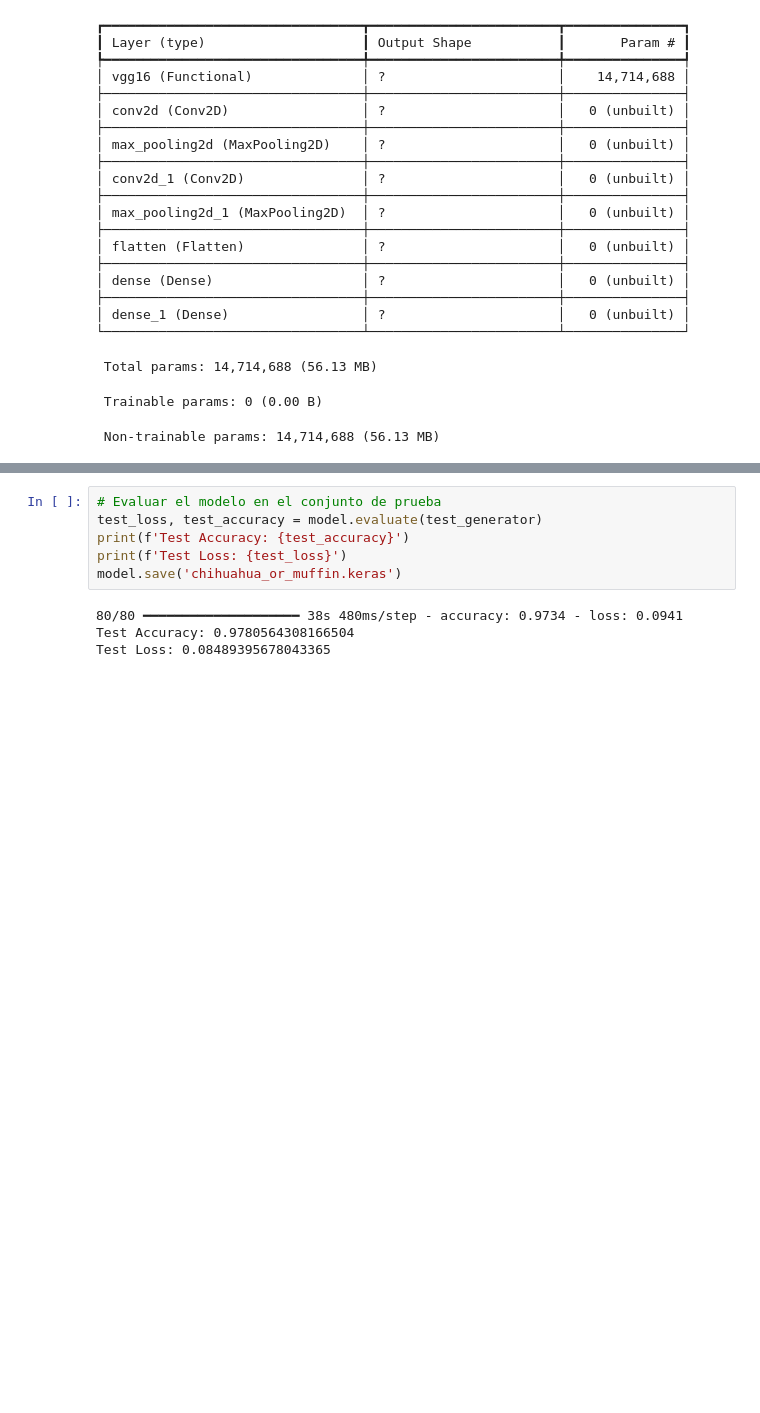
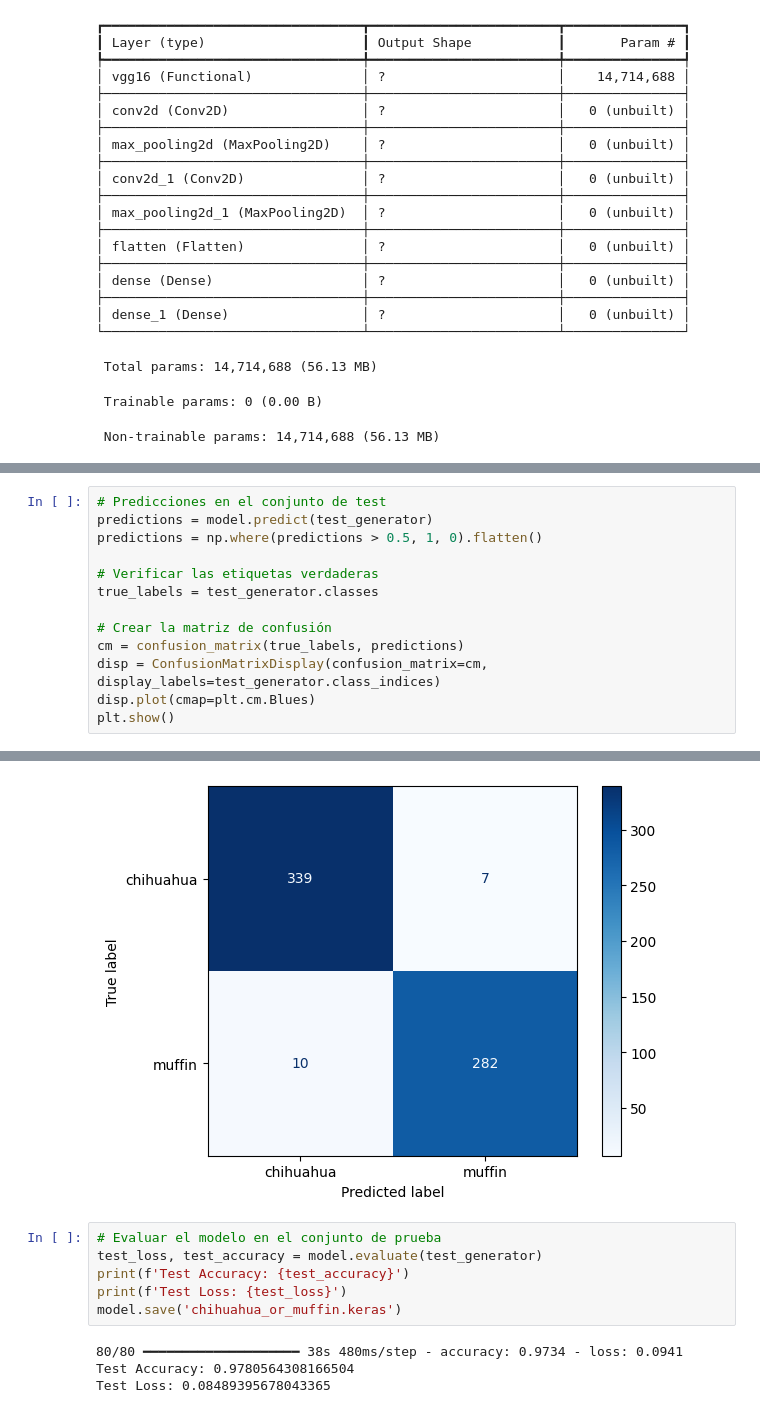
Before and after one commit to CamalichM/chihuaha_or_muffin, a Jupyter notebook: Chihuahua_or_Muffin.ipynb, the cells around one changed output, grey strips where cells are left out. Drawn from its saved outputs; the diff is of its cells as text; blank space fills up the shorter version.

Commit message:
Confusion Matrix lista

```diff
--- a/Chihuahua_or_Muffin.ipynb
+++ b/Chihuahua_or_Muffin.ipynb
@@ -182,0 +183,14 @@ plt.show()
+# %%
+# Predicciones en el conjunto de test
+predictions = model.predict(test_generator)
+predictions = np.where(predictions > 0.5, 1, 0).flatten()
+
+# Verificar las etiquetas verdaderas
+true_labels = test_generator.classes
+
+# Crear la matriz de confusión
+cm = confusion_matrix(true_labels, predictions)
+disp = ConfusionMatrixDisplay(confusion_matrix=cm, display_labels=test_generator.class_indices)
+disp.plot(cmap=plt.cm.Blues)
+plt.show()
+# %% [output]
@@ -183,3 +198,4 @@ plt.show()
+[figure, added]
 # %%
 # Evaluar el modelo en el conjunto de prueba
 test_loss, test_accuracy = model.evaluate(test_generator)
```
Also changed, not shown: parts of 8 cells of this notebook, 1 other file.
